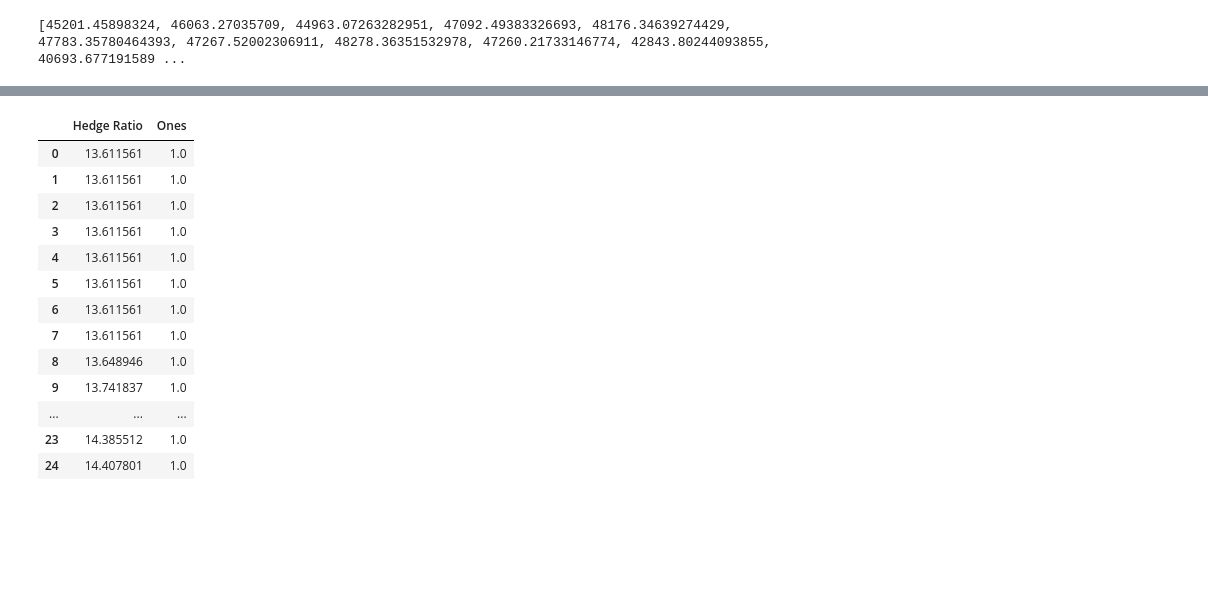
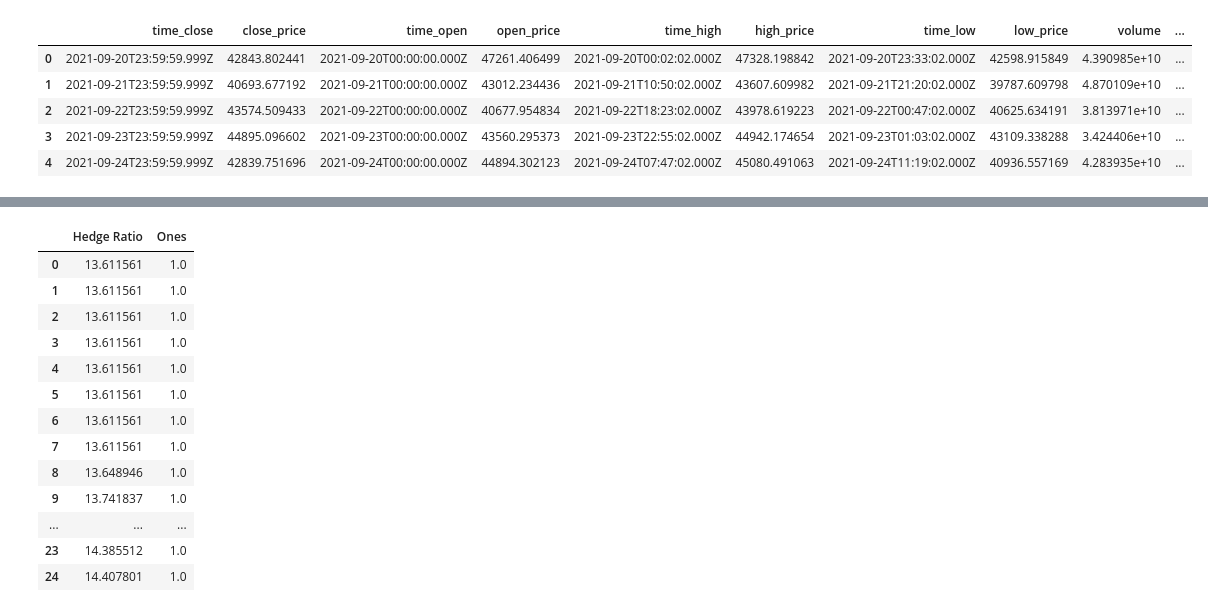
Before and after one commit to DataTortuga/crypto-pair-trade-analysis, a Jupyter notebook: API_TEST.ipynb, the cells around one changed output, grey strips where cells are left out. Saved outputs shown, nothing was run; the diff lists cells and outputs as text; code cells hidden in the pictures; blank space fills up the shorter version.

```diff
--- a/API_TEST.ipynb
+++ b/API_TEST.ipynb
@@ -12,7 +12,7 @@ import matplotlib.pyplot as plt
 # Import plotting essentials
 #import matplotlib.pyplot as plt
 
-#from Config.api_key import coin_key
+from Config.api_key import coin_key
 
 from requests import Request, Session
 from requests.exceptions import ConnectionError, Timeout, TooManyRedirects
@@ -21,8 +21,8 @@ import json
 url = 'https://pro-api.coinmarketcap.com/v1/cryptocurrency/ohlcv/historical'
 parameters = {
   'id':'1,1027',
-  'time_start':'2021-09-10',
-  'time_end': '2021-10-09',
+  'time_start':'2021-09-19',
+  'time_end': '2021-10-18',
   'convert':'USD'
 }
 headers = {
@@ -37,6 +37,6 @@ try:
   response = session.get(url, params=parameters)
   data = json.loads(response.text)
   json_formatted_str = json.dumps(data, indent=2)
-  #print(json_formatted_str)
+  print(json_formatted_str)
 except (ConnectionError, Timeout, TooManyRedirects) as e:
   print(e)
@@ -43,9 +61,22 @@ except (ConnectionError, Timeout, TooManyRedirects) as e:
-# %%
-btc_arr = []
-for x in range(len(data['data']['1']['quotes'])):
-    #print(data['data']['1']['quotes'][x]['quote']['USD']['close'])
-    btc_arr.append(data['data']['1']['quotes'][x]['quote']['USD']['close'])
-
-print(btc_arr)
-# %% [output]
-[45201.45898324, 46063.27035709, 44963.07263282951, 47092.49383326693, 48176.34639274429, 47783.35780464393, 47267.52002306911, 48278.36351532978, 47260.21733146774, 42843.80244093855, 40693.677191589 ...
+# %%
+# Convert coinmarket api data to df
+btc_arr = []
+
+for x in range(len(data['data']['1']['quotes'])):
+    #print(data['data']['1']['quotes'][x]['quote']['USD']['close'])
+    btc_arr.append({'time_close':data['data']['1']['quotes'][x]['time_close'],'close_price':data['data']['1']['quotes'][x]['quote']['USD']['close'],
+                   'time_open':data['data']['1']['quotes'][x]['time_open'],'open_price':data['data']['1']['quotes'][x]['quote']['USD']['open'],
+                   'time_high':data['data']['1']['quotes'][x]['time_high'],'high_price':data['data']['1']['quotes'][x]['quote']['USD']['high'],
+                   'time_low':data['data']['1']['quotes'][x]['time_low'],'low_price':data['data']['1']['quotes'][x]['quote']['USD']['low'],
+                   'volume':data['data']['1']['quotes'][x]['quote']['USD']['volume'],
+                   'market_cap':data['data']['1']['quotes'][x]['quote']['USD']['market_cap']})
+
+btc_df = pd.DataFrame(btc_arr)
+btc_df.head()
+# %% [output]
+|  | time_close | close_price | time_open | open_price | time_high | high_price | time_low | low_price | volume | ... |
+| 0 | 2021-09-20T23:59:59.999Z | 42843.802441 | 2021-09-20T00:00:00.000Z | 47261.406499 | 2021-09-20T00:02:02.000Z | 47328.198842 | 2021-09-20T23:33:02.000Z | 42598.915849 | 4.390985e+10 | ... |
+| 1 | 2021-09-21T23:59:59.999Z | 40693.677192 | 2021-09-21T00:00:00.000Z | 43012.234436 | 2021-09-21T10:50:02.000Z | 43607.609982 | 2021-09-21T21:20:02.000Z | 39787.609798 | 4.870109e+10 | ... |
+| 2 | 2021-09-22T23:59:59.999Z | 43574.509433 | 2021-09-22T00:00:00.000Z | 40677.954834 | 2021-09-22T18:23:02.000Z | 43978.619223 | 2021-09-22T00:47:02.000Z | 40625.634191 | 3.813971e+10 | ... |
+| 3 | 2021-09-23T23:59:59.999Z | 44895.096602 | 2021-09-23T00:00:00.000Z | 43560.295373 | 2021-09-23T22:55:02.000Z | 44942.174654 | 2021-09-23T01:03:02.000Z | 43109.338288 | 3.424406e+10 | ... |
+| 4 | 2021-09-24T23:59:59.999Z | 42839.751696 | 2021-09-24T00:00:00.000Z | 44894.302123 | 2021-09-24T07:47:02.000Z | 45080.491063 | 2021-09-24T11:19:02.000Z | 40936.557169 | 4.283935e+10 | ... |
```
Also changed, not shown: parts of 5 cells of this notebook, 7 other files.
